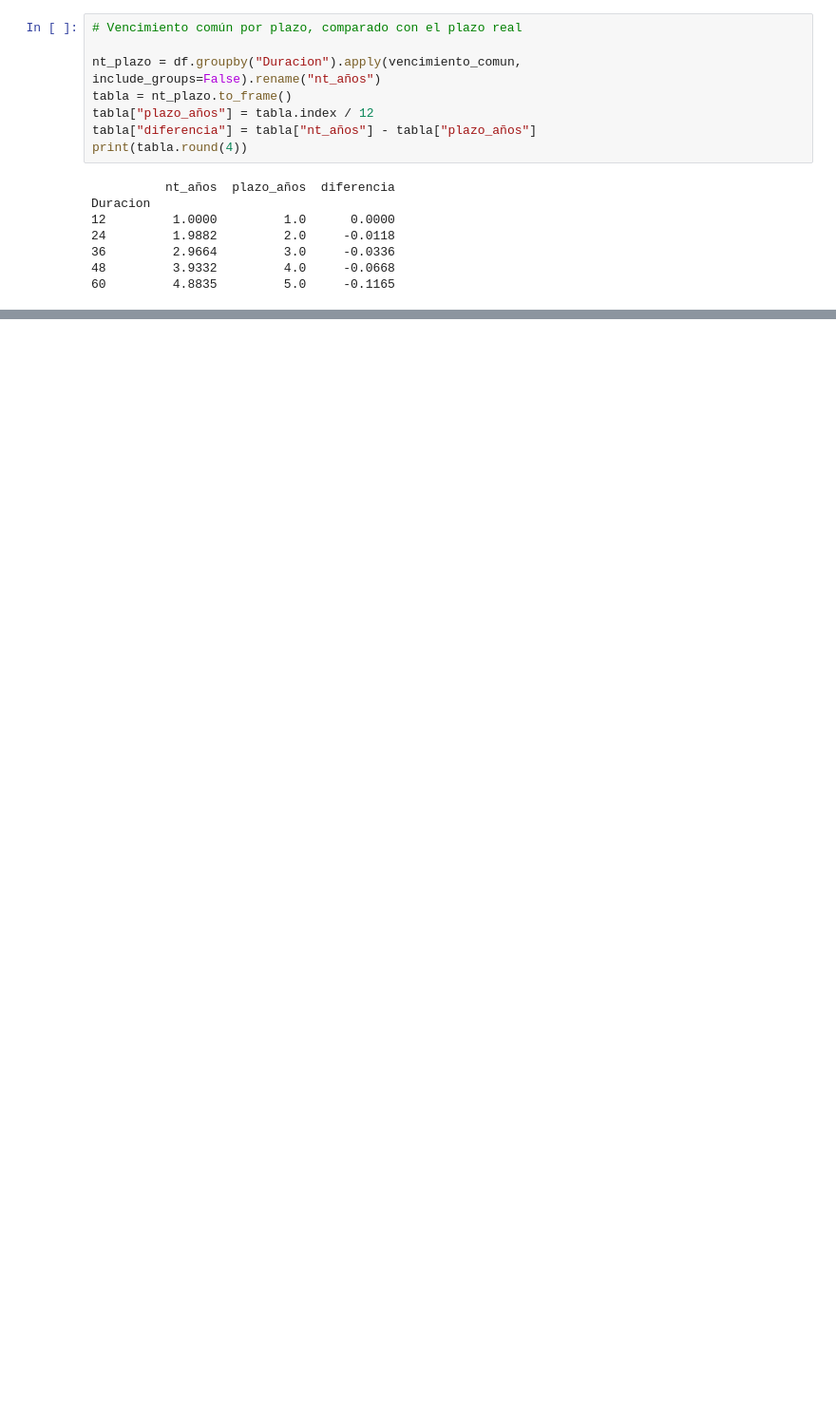
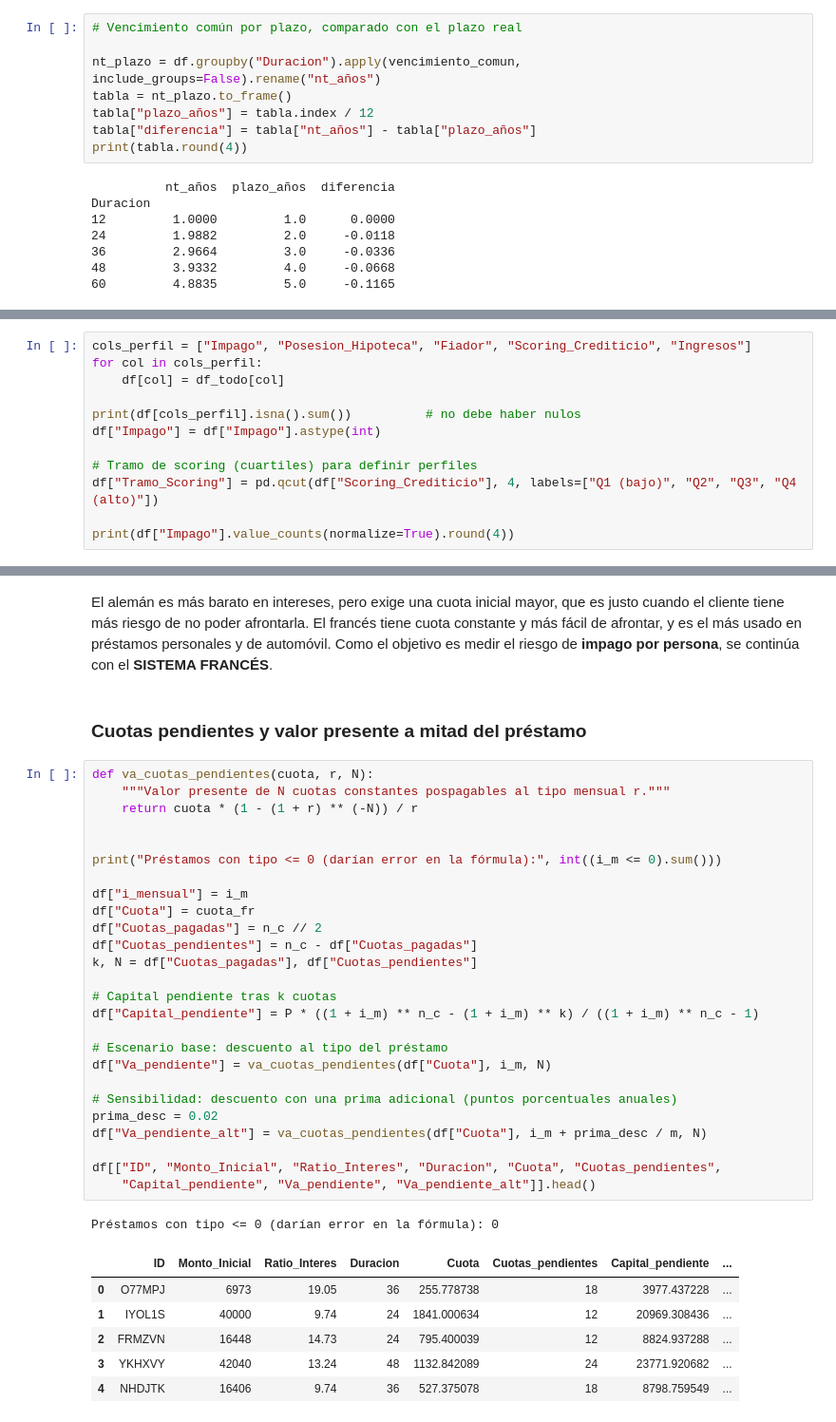
Before and after one commit to agarazelaiaviudez-wq/RETO_5_AMARILLO, a Jupyter notebook: finanzas_punto1,2.ipynb, the cells around one changed output, grey strips where cells are left out. Shown at 95% size. Saved outputs shown, nothing was run; the diff lists cells and outputs as text; blank space fills up the shorter version.

```diff
--- a/finanzas_punto1.ipynb
+++ b/finanzas_punto1,2.ipynb
@@ -376,0 +380,12 @@ Duracion
+# %%
+cols_perfil = ["Impago", "Posesion_Hipoteca", "Fiador", "Scoring_Crediticio", "Ingresos"]
+for col in cols_perfil:
+    df[col] = df_todo[col]
+
+print(df[cols_perfil].isna().sum())          # no debe haber nulos
+df["Impago"] = df["Impago"].astype(int)
+
+# Tramo de scoring (cuartiles) para definir perfiles
+df["Tramo_Scoring"] = pd.qcut(df["Scoring_Crediticio"], 4, labels=["Q1 (bajo)", "Q2", "Q3", "Q4 (alto)"])
+
+print(df["Impago"].value_counts(normalize=True).round(4))
@@ -376,0 +435,38 @@ Duracion
+# %% [markdown]
+El alemán es más barato en intereses, pero exige una cuota inicial mayor, que es justo cuando el cliente tiene más riesgo de no poder afrontarla. El francés tiene cuota constante y más fácil de afrontar, y es el más usado en préstamos personales y de automóvil. Como el objetivo es medir el riesgo de **impago por persona**, se continúa con el **SISTEMA FRANCÉS**.
+# %% [markdown]
+### Cuotas pendientes y valor presente a mitad del préstamo
+# %%
+def va_cuotas_pendientes(cuota, r, N):
+    """Valor presente de N cuotas constantes pospagables al tipo mensual r."""
+    return cuota * (1 - (1 + r) ** (-N)) / r
+
+
+print("Préstamos con tipo <= 0 (darían error en la fórmula):", int((i_m <= 0).sum()))
+
+df["i_mensual"] = i_m
+df["Cuota"] = cuota_fr
+df["Cuotas_pagadas"] = n_c // 2
+df["Cuotas_pendientes"] = n_c - df["Cuotas_pagadas"]
+k, N = df["Cuotas_pagadas"], df["Cuotas_pendientes"]
+
+# Capital pendiente tras k cuotas
+df["Capital_pendiente"] = P * ((1 + i_m) ** n_c - (1 + i_m) ** k) / ((1 + i_m) ** n_c - 1)
+
+# Escenario base: descuento al tipo del préstamo
+df["Va_pendiente"] = va_cuotas_pendientes(df["Cuota"], i_m, N)
+
+# Sensibilidad: descuento con una prima adicional (puntos porcentuales anuales)
+prima_desc = 0.02
+df["Va_pendiente_alt"] = va_cuotas_pendientes(df["Cuota"], i_m + prima_desc / m, N)
+
+df[["ID", "Monto_Inicial", "Ratio_Interes", "Duracion", "Cuota", "Cuotas_pendientes",
+    "Capital_pendiente", "Va_pendiente", "Va_pendiente_alt"]].head()
+# %% [output]
+Préstamos con tipo <= 0 (darían error en la fórmula): 0
+|  | ID | Monto_Inicial | Ratio_Interes | Duracion | Cuota | Cuotas_pendientes | Capital_pendiente | ... |
+| 0 | O77MPJ | 6973 | 19.05 | 36 | 255.778738 | 18 | 3977.437228 | ... |
+| 1 | IYOL1S | 40000 | 9.74 | 24 | 1841.000634 | 12 | 20969.308436 | ... |
+| 2 | FRMZVN | 16448 | 14.73 | 24 | 795.400039 | 12 | 8824.937288 | ... |
+| 3 | YKHXVY | 42040 | 13.24 | 48 | 1132.842089 | 24 | 23771.920682 | ... |
+| 4 | NHDJTK | 16406 | 9.74 | 36 | 527.375078 | 18 | 8798.759549 | ... |
```
Also changed, not shown: parts of 23 cells of this notebook.
